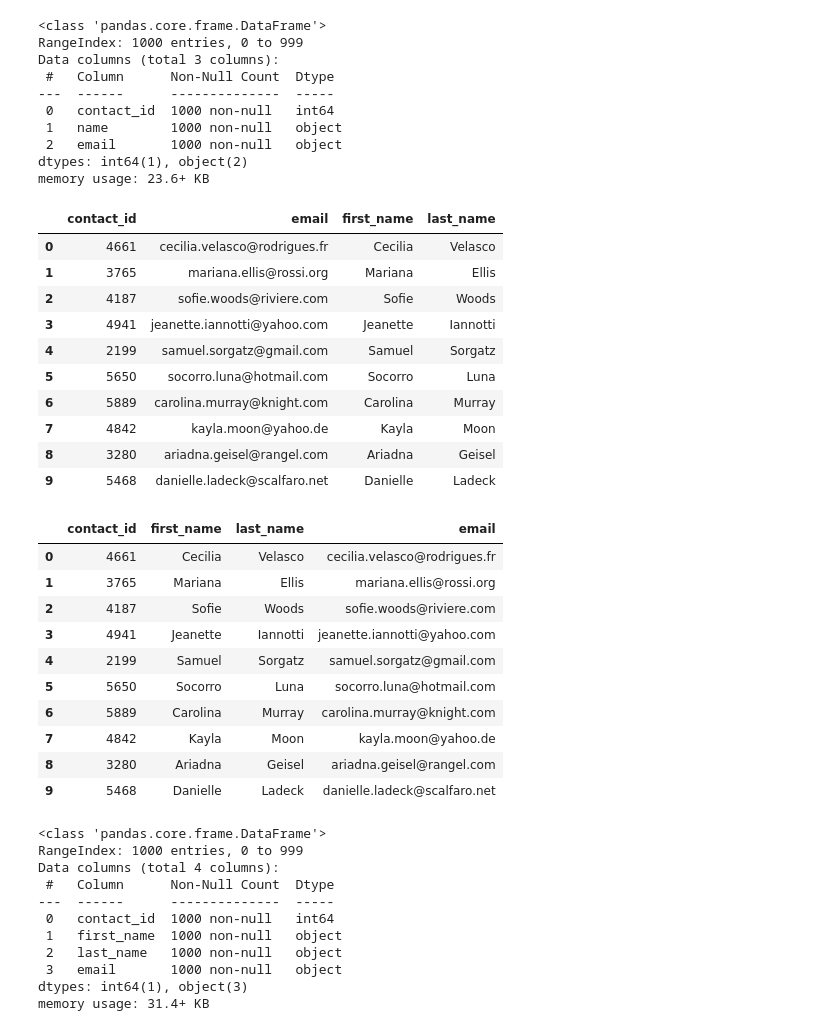
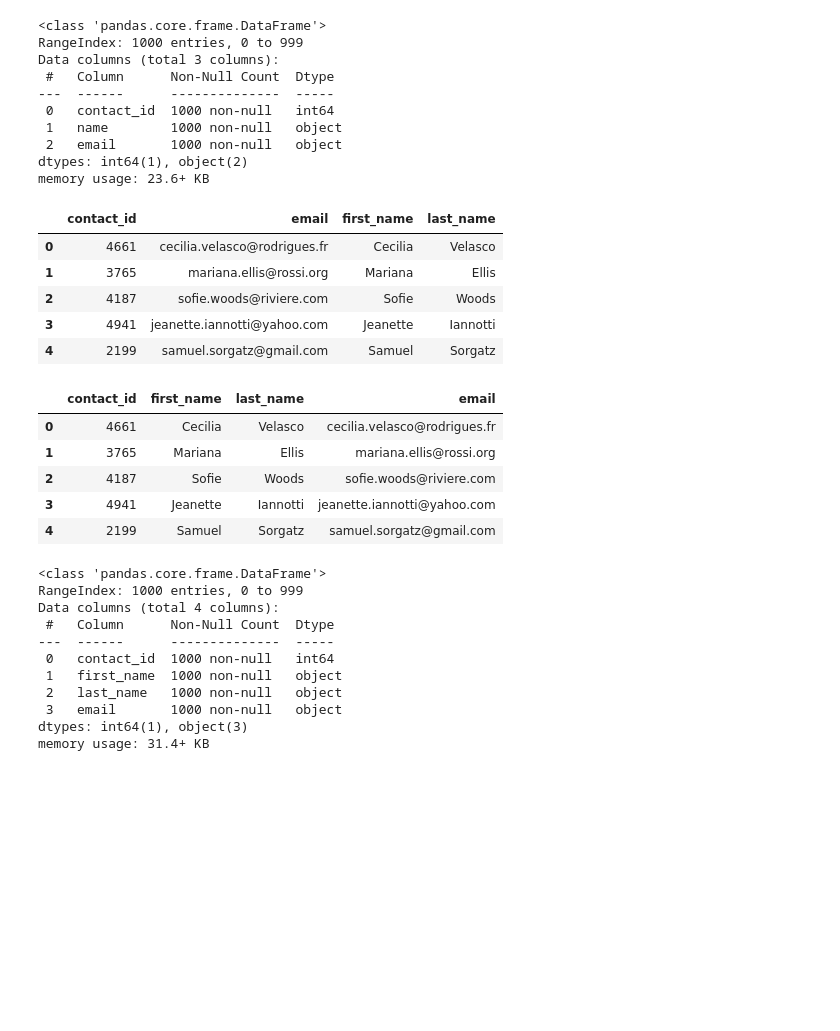
Before and after one commit to dcastellonc/Crowdfunding_ETL, a Jupyter notebook: ETL_Mini_Project_DCastellon.ipynb, the cells around one changed output. Cells and saved outputs as stored; diff of their text form; code cells hidden in the pictures; blank space fills up the shorter version.

```diff
--- a/ETL_Mini_Project_DCastellon.ipynb
+++ b/ETL_Mini_Project_DCastellon.ipynb
@@ -267,7 +288,7 @@ campaign_cleaned.to_csv("Resources/campaign.csv", index=False)
 ### Extract the contacts.xlsx Data.
 # %%
 # Read the data into a Pandas DataFrame. Use the `header=2` parameter when reading in the data.
-contact_info_df = pd.read_excel('Resources/contacts.xlsx', header=2)
+contact_info_df = pd.read_excel('Resources/contacts.xlsx', header=2, engine= 'openpyxl')
 contact_info_df.head()
 # %% [output]
 |  | contact_info |
@@ -291,7 +312,7 @@ Then export the DataFrame as a `contacts.csv` CSV file.
 # %%
 # Iterate through the contact_info_df and convert each row to a dictionary.
 import json
-dict_values = []
+dict_values = [[x['contact_id'], x['name'], x['email']] for x in  [json.loads(x) for x in contact_info_df['contact_info']]]
 
 
 # Print out the list of values for each row.
@@ -301,6 +322,9 @@ print(dict_values)
 # %%
 # Create a contact_info DataFrame and add each list of values, i.e., each row
 # to the 'contact_id', 'name', 'email' columns.
+columns = [list(x.keys()) for x in [json.loads(x) for x in contact_info_df['contact_info']]][0]
+contact_df = pd.DataFrame(dict_values, columns=columns)
+contact_df.head()
 # %% [output]
 |  | contact_id | name | email |
 | 0 | 4661 | Cecilia Velasco | cecilia.velasco@rodrigues.fr |
@@ -323,23 +348,22 @@ dtypes: int64(1), object(2)
 memory usage: 23.6+ KB
 # %%
 # Create a "first"name" and "last_name" column with the first and last names from the "name" column.
+contact_df[['first_name', 'last_name']] = contact_df['name'].str.split(' ', expand=True)
+# Drop the contact_name column
+contact_df = contact_df.drop(['name'], axis=1)
 
-
-# Drop the contact_name column
+contact_df.head(5)
 # %% [output]
 |  | contact_id | email | first_name | last_name |
 | 0 | 4661 | cecilia.velasco@rodrigues.fr | Cecilia | Velasco |
 | 1 | 3765 | mariana.ellis@rossi.org | Mariana | Ellis |
 | 2 | 4187 | sofie.woods@riviere.com | Sofie | Woods |
 | 3 | 4941 | jeanette.iannotti@yahoo.com | Jeanette | Iannotti |
 | 4 | 2199 | samuel.sorgatz@gmail.com | Samuel | Sorgatz |
-| 5 | 5650 | socorro.luna@hotmail.com | Socorro | Luna |
-| 6 | 5889 | carolina.murray@knight.com | Carolina | Murray |
-| 7 | 4842 | kayla.moon@yahoo.de | Kayla | Moon |
-| 8 | 3280 | ariadna.geisel@rangel.com | Ariadna | Geisel |
-| 9 | 5468 | danielle.ladeck@scalfaro.net | Danielle | Ladeck |
 # %%
 # Reorder the columns
+contact_df_clean = contact_df[['contact_id','first_name','last_name','email']]
+contact_df_clean.head()
 # %% [output]
 |  | contact_id | first_name | last_name | email |
 | 0 | 4661 | Cecilia | Velasco | cecilia.velasco@rodrigues.fr |
@@ -347,10 +371,5 @@ memory usage: 23.6+ KB
 | 2 | 4187 | Sofie | Woods | sofie.woods@riviere.com |
 | 3 | 4941 | Jeanette | Iannotti | jeanette.iannotti@yahoo.com |
 | 4 | 2199 | Samuel | Sorgatz | samuel.sorgatz@gmail.com |
-| 5 | 5650 | Socorro | Luna | socorro.luna@hotmail.com |
-| 6 | 5889 | Carolina | Murray | carolina.murray@knight.com |
-| 7 | 4842 | Kayla | Moon | kayla.moon@yahoo.de |
-| 8 | 3280 | Ariadna | Geisel | ariadna.geisel@rangel.com |
-| 9 | 5468 | Danielle | Ladeck | danielle.ladeck@scalfaro.net |
 # %%
 # Check the datatypes one more time before exporting as CSV file.
```
Also changed, not shown: parts of 25 cells of this notebook, 4 other files.
